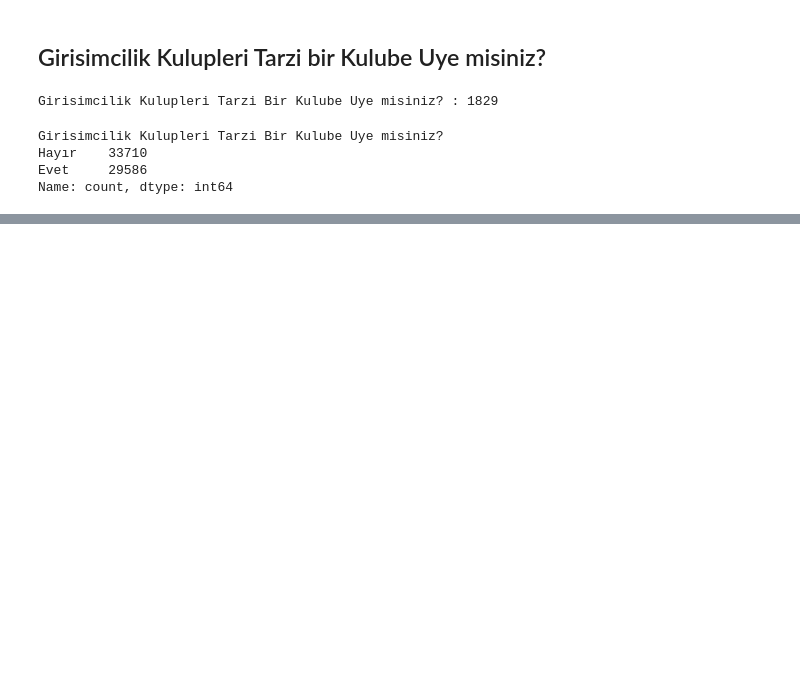
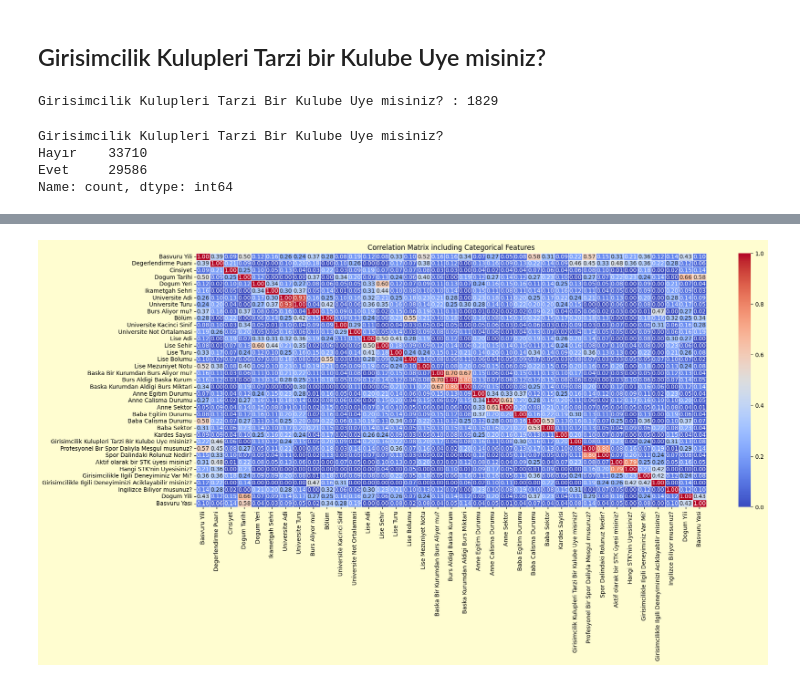
Before and after one commit to yusuferendolek/Datathon2024, a Jupyter notebook: datathon-reworked.ipynb, the cells around one changed output, grey strips where cells are left out. Saved outputs shown, nothing was run; the diff lists cells and outputs as text; code cells hidden in the pictures; blank space fills up the shorter version.

```diff
--- a/datathon-reworked.ipynb
+++ b/datathon-reworked.ipynb
@@ -1569,0 +1653,5 @@ Name: count, Length: 13423, dtype: int64
+# %%
+print(f"Stk Projesine Katildiniz Mi? : {train["Stk Projesine Katildiniz Mi?"].isna().sum()}")
+print(train["Stk Projesine Katildiniz Mi?"].value_counts())
+train["Stk Projesine Katildiniz Mi?"].fillna("Hayır", inplace=True)
+print(train["Stk Projesine Katildiniz Mi?"].value_counts())
@@ -1569,0 +1670,5 @@ Name: count, Length: 13423, dtype: int64
+# %%
+print(f"Girisimcilikle Ilgili Deneyiminiz Var Mi? : {train["Girisimcilikle Ilgili Deneyiminiz Var Mi?"].isna().sum()}")
+print(train["Girisimcilikle Ilgili Deneyiminiz Var Mi?"].value_counts())
+train["Girisimcilikle Ilgili Deneyiminiz Var Mi?"].fillna("Hayır", inplace=True)
+print(train["Girisimcilikle Ilgili Deneyiminiz Var Mi?"].value_counts())
@@ -1569,0 +1687,5 @@ Name: count, Length: 13423, dtype: int64
+# %%
+print(f"Ingilizce Biliyor musunuz? : {train["Ingilizce Biliyor musunuz?"].isna().sum()}")
+print(train["Ingilizce Biliyor musunuz?"].value_counts())
+train["Ingilizce Biliyor musunuz?"].fillna("Evet", inplace=True)
+print(train["Ingilizce Biliyor musunuz?"].value_counts())
@@ -1569,0 +1702,23 @@ Name: count, Length: 13423, dtype: int64
+# %%
+train = train.drop(columns=[
+    "Daha Önceden Mezun Olunduysa, Mezun Olunan Üniversite",
+    "Lise Adi Diger",
+    "Ingilizce Seviyeniz?",
+    "Stk Projesine Katildiniz Mi?",
+    "Burslu ise Burs Yuzdesi",
+    "Lise Bolum Diger",
+    "Daha Once Baska Bir Universiteden Mezun Olmus",
+    "Uye Oldugunuz Kulubun Ismi"
+])
+# %%
+from dython.nominal import associations
+
+associations_df = associations(train[:10000], nominal_columns='all', plot=False)
+corr_matrix = associations_df['corr']
+plt.figure(figsize=(20, 8))
+plt.gcf().set_facecolor('#FFFDD0')
+sns.heatmap(corr_matrix, annot=True, fmt='.2f', cmap='coolwarm', linewidths=0.5)
+plt.title('Correlation Matrix including Categorical Features')
+plt.show()
+# %% [output]
+[figure, added]
```
Also changed, not shown: parts of 13 cells of this notebook.
